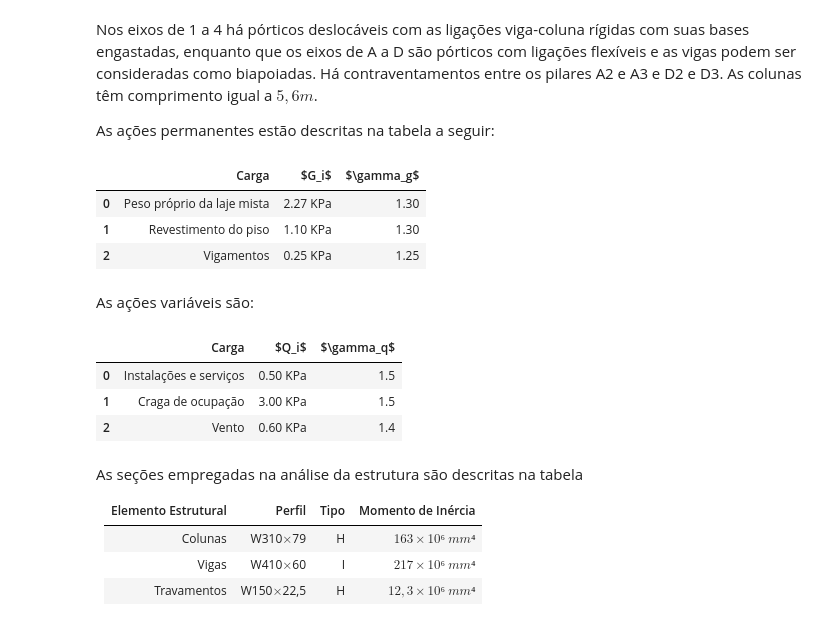
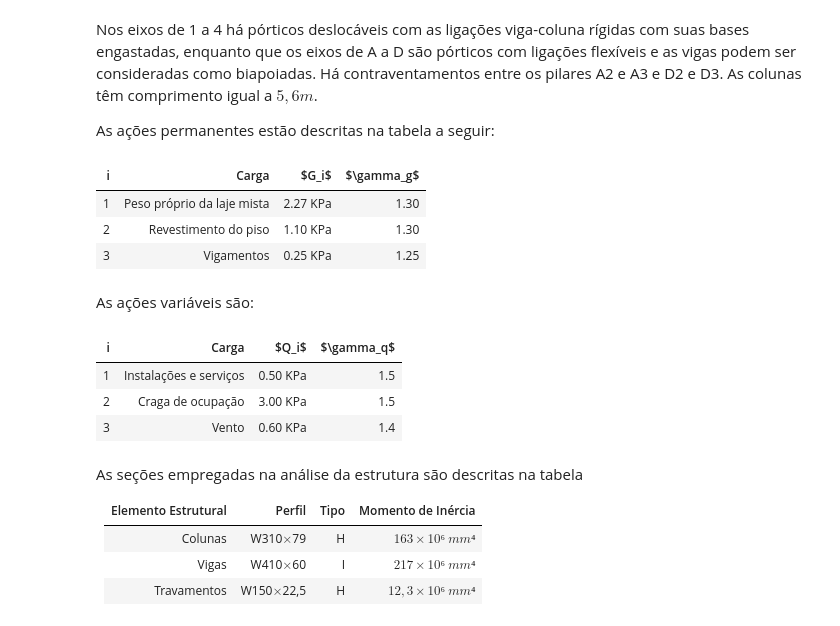
Before and after one commit to goajunior/estruturas4, a Jupyter notebook: Untitled.ipynb, the cells around one changed output. Drawn from its saved outputs; the diff is of its cells as text; code cells hidden in the pictures.

```diff
--- a/Untitled.ipynb
+++ b/Untitled.ipynb
@@ -106,24 +106,24 @@ Nos eixos de 1 a 4 há pórticos deslocáveis com as ligações viga-coluna ríg
 
 As ações permanentes estão descritas na tabela a seguir:
 # %%
-import qgrid
 import pandas as pd
 from IPython.display import HTML
 
 df = pd.read_csv("permanente_exemplo2.csv")
 
+df.set_index('i')
+
 #table = df.create_table(df)
 
-HTML(df.to_html(classes='table table-striped table-bordered table-centered table-hover'))
+HTML(df.to_html(classes='table table-striped table-bordered table-centered table-hover',index=False))
 # %% [output]
-|  | Carga | $G_i$ | $\gamma_g$ |
-| 0 | Peso próprio da laje mista | 2.27 KPa | 1.30 |
-| 1 | Revestimento do piso | 1.10 KPa | 1.30 |
-| 2 | Vigamentos | 0.25 KPa | 1.25 |
+| i | Carga | $G_i$ | $\gamma_g$ |
+| 1 | Peso próprio da laje mista | 2.27 KPa | 1.30 |
+| 2 | Revestimento do piso | 1.10 KPa | 1.30 |
+| 3 | Vigamentos | 0.25 KPa | 1.25 |
 # %% [markdown]
 As ações variáveis são:
 # %%
-import qgrid
 import pandas as pd
 from IPython.display import HTML
 
@@ -131,12 +131,12 @@ df = pd.read_csv("variavel_exemplo2.csv")
 
 #table = df.create_table(df)
 
-HTML(df.to_html(classes='table table-striped table-bordered table-centered table-hover'))
+HTML(df.to_html(classes='table table-striped table-bordered table-centered table-hover',index=False))
 # %% [output]
-|  | Carga | $Q_i$ | $\gamma_q$ |
-| 0 | Instalações e serviços | 0.50 KPa | 1.5 |
-| 1 | Craga de ocupação | 3.00 KPa | 1.5 |
-| 2 | Vento | 0.60 KPa | 1.4 |
+| i | Carga | $Q_i$ | $\gamma_q$ |
+| 1 | Instalações e serviços | 0.50 KPa | 1.5 |
+| 2 | Craga de ocupação | 3.00 KPa | 1.5 |
+| 3 | Vento | 0.60 KPa | 1.4 |
 # %% [markdown]
 As seções empregadas na análise da estrutura são descritas na tabela
 
```
Also changed, not shown: 2 other files.
